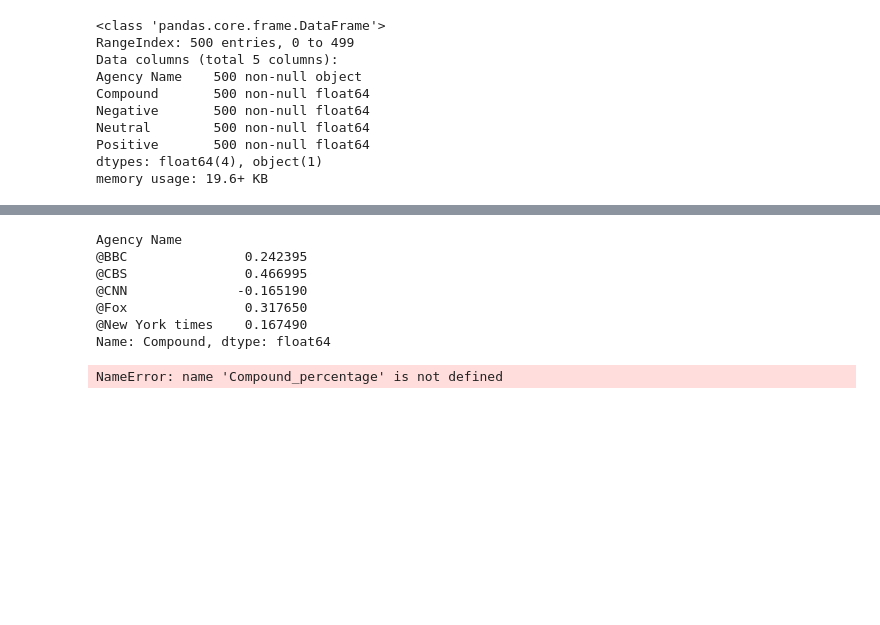
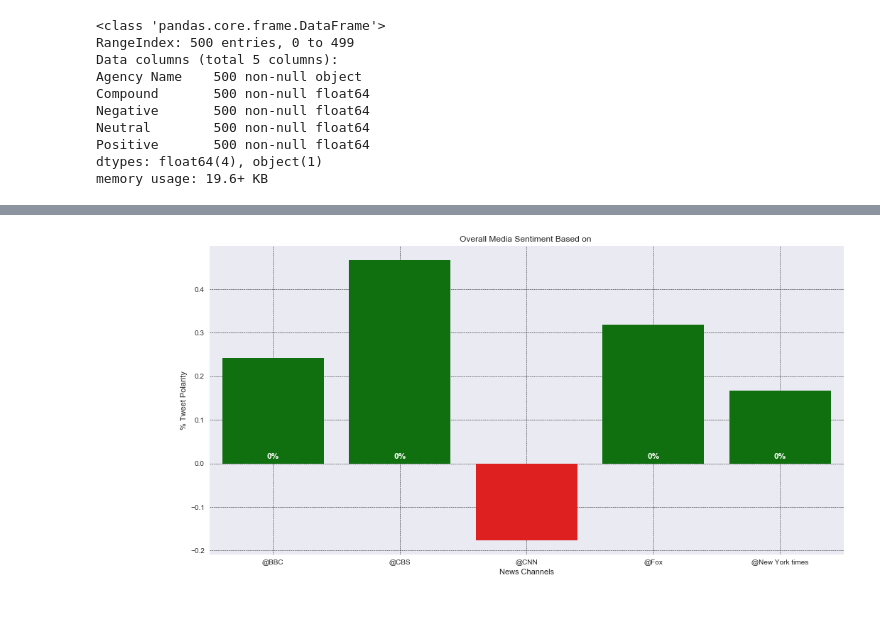
Before and after one commit to vibaskaran/Social-Analytics, a Jupyter notebook: News Mood Solutions.ipynb, the cells around one changed output, grey strips where cells are left out. Drawn from its saved outputs; the diff is of its cells as text; code cells hidden in the pictures; blank space fills up the shorter version.

```diff
--- a/News Mood Solutions.ipynb
+++ b/News Mood Solutions.ipynb
@@ -149,3 +137,4 @@ memory usage: 19.6+ KB
 # %%
-news_data.groupby(['Agency Name','Compound']).mean()['Compound']
+Compound_percentage =  news_data.groupby('Agency Name').mean()['Compound'].to_frame("% Compound")
+Compound_percentage
 # %% [output]
@@ -153,32 +148,21 @@ KeyError: 'Compound'
-# %%
-Compound_percentage =  news_data.groupby('Agency Name').mean()['Compound']
-Compound_percentage.head()
-# %% [output]
-Agency Name
-@BBC               0.242395
-@CBS               0.466995
-@CNN              -0.165190
-@Fox               0.317650
-@New York times    0.167490
-Name: Compound, dtype: float64
 # %%
 x=Compound_percentage.index
-y=TumorChangePercent['% Change']
+y=Compound_percentage['% Compound']
 plt.figure(figsize=(16,8))
-colors = ['red' if _y >=0 else 'green' for _y in y]
+colors = ['green' if _y >=0.0 else 'red' for _y in y]
 ax = sn.barplot(x, y, palette=colors)
 for n, (label, _y) in enumerate(zip(x, y)):
-    if _y <= 0:
+    if _y <= 0.0:
         ax.annotate(
             s='{:d}%'.format(trunc(_y)), xy=(n, -10), ha='center',va='center',
             xytext=(0,10), color='w', textcoords='offset points', weight='bold')
     else:
         ax.annotate(
             s='{:d}%'.format(trunc(_y)), xy=(n, 0), ha='center',va='center',
             xytext=(0,10), color='w', textcoords='offset points', weight='bold')
-plt.gca().set(xlabel='Drug', ylabel='% Tumor Volume Change', title='Tumor Change Over 45 Day Treatment')
+plt.gca().set(xlabel='News Channels', ylabel='% Tweet Polarity', title='Overall Media Sentiment Based on ')
 plt.rc('grid', linestyle="--", color='black', linewidth=0.5)
 plt.grid(True)
 plt.show()
 # %% [output]
-NameError: name 'Compound_percentage' is not defined
+[figure, added]
```
Also changed, not shown: parts of 5 cells of this notebook.
